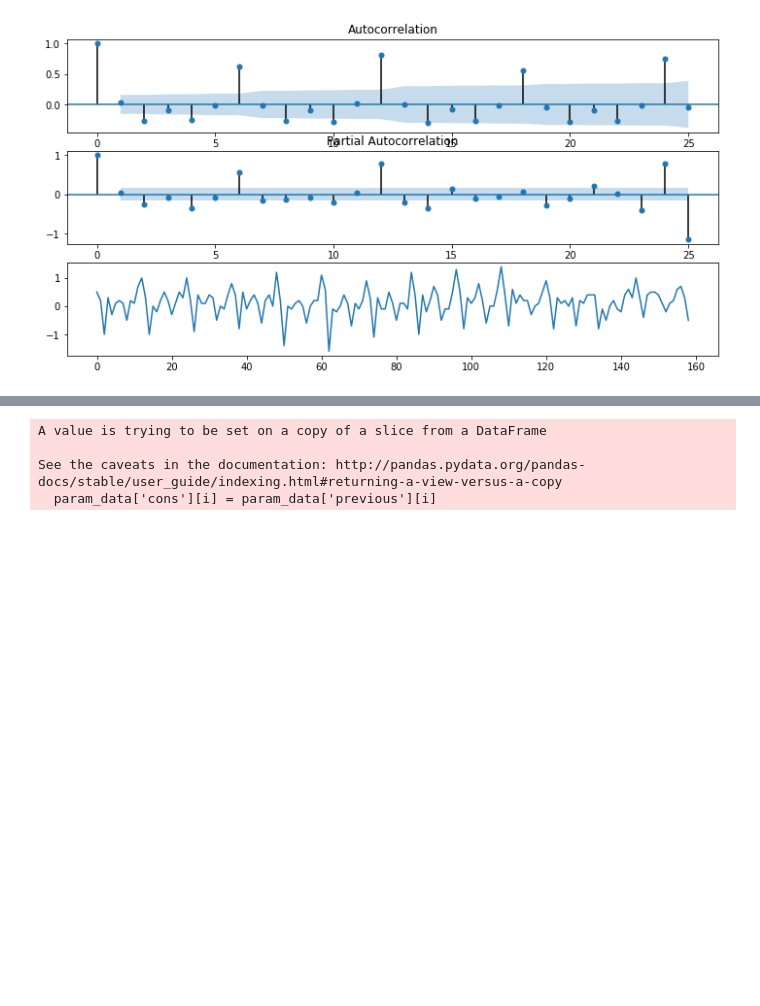
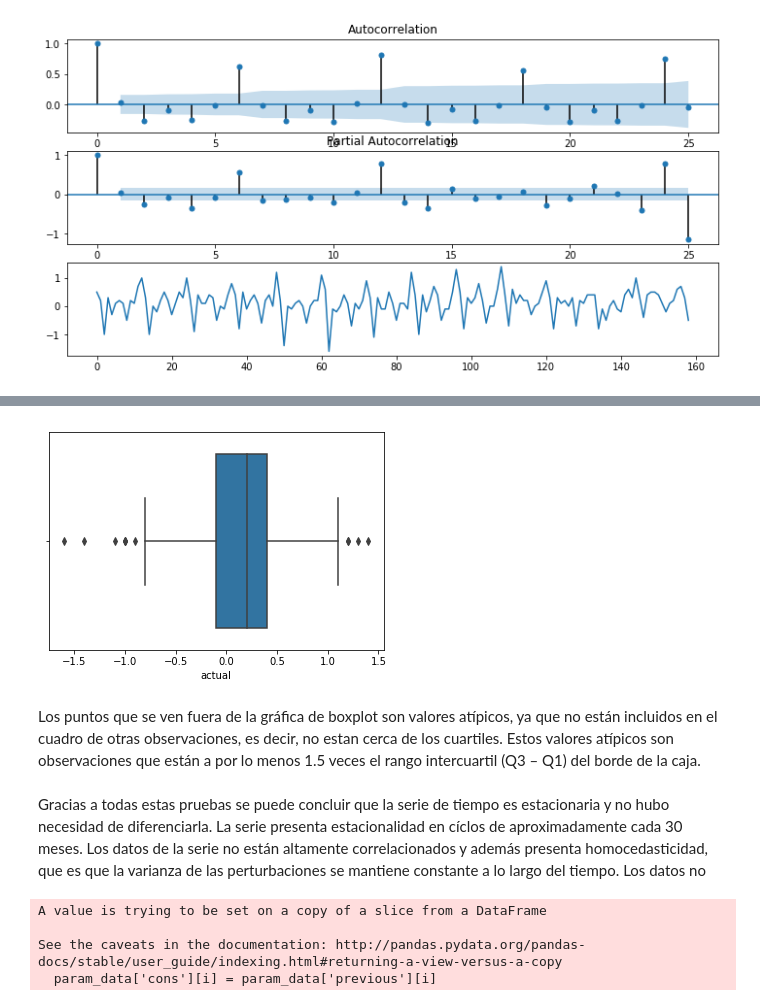
Before and after one commit to MaferAnso/Lab_4_Proyecto, a Jupyter notebook: notebook.ipynb, the cells around one changed output, grey strips where cells are left out. Saved outputs shown, nothing was run; the diff lists cells and outputs as text; code cells hidden in the pictures; blank space fills up the shorter version.

```diff
--- a/notebook.ipynb
+++ b/notebook.ipynb
@@ -83,3 +173,12 @@ invalid value encountered in sqrt
+# %%
+outliers = vn.f_outliers(param_data=datos)
+outliers
+# %% [output]
+[figure, added]
+# %% [markdown]
+Los puntos que se ven fuera de la gráfica de boxplot son valores atípicos, ya que no están incluidos en el cuadro de otras observaciones, es decir, no estan cerca de los cuartiles. Estos valores atípicos son observaciones que están a por lo menos 1.5 veces el rango intercuartil (Q3 – Q1) del borde de la caja.
+# %% [markdown]
+Gracias a todas estas pruebas se puede concluir que la serie de tiempo es estacionaria y no hubo necesidad de diferenciarla. La serie presenta estacionalidad en cíclos de aproximadamente cada 30 meses. Los datos de la serie no están altamente correlacionados y además presenta homocedasticidad, que es que la varianza de las perturbaciones se mantiene constante a lo largo del tiempo. Los datos no
 # %%
 [df_A, df_B, df_C, df_D] = fn.f_clasificacion_ocurrencia(param_data=datos)
 # %% [output]
```
Also changed, not shown: parts of 19 cells of this notebook.
